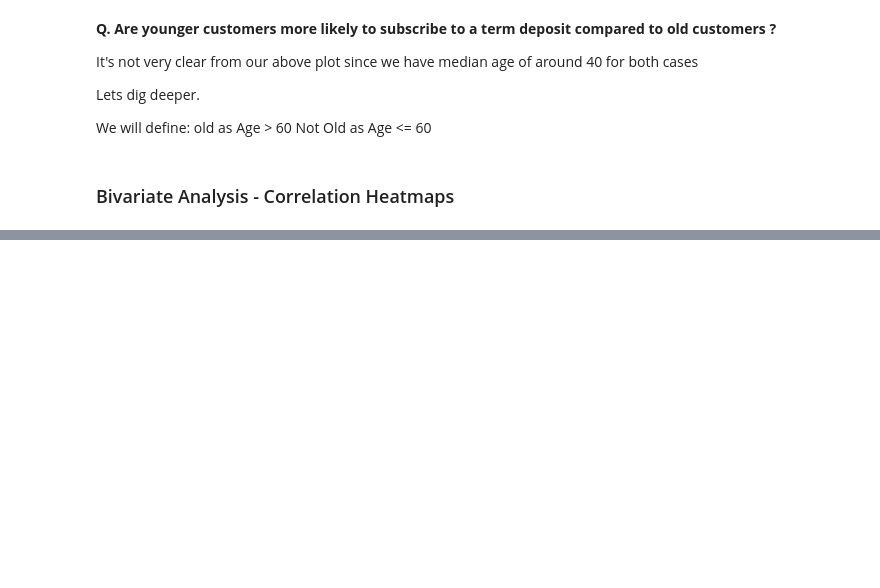
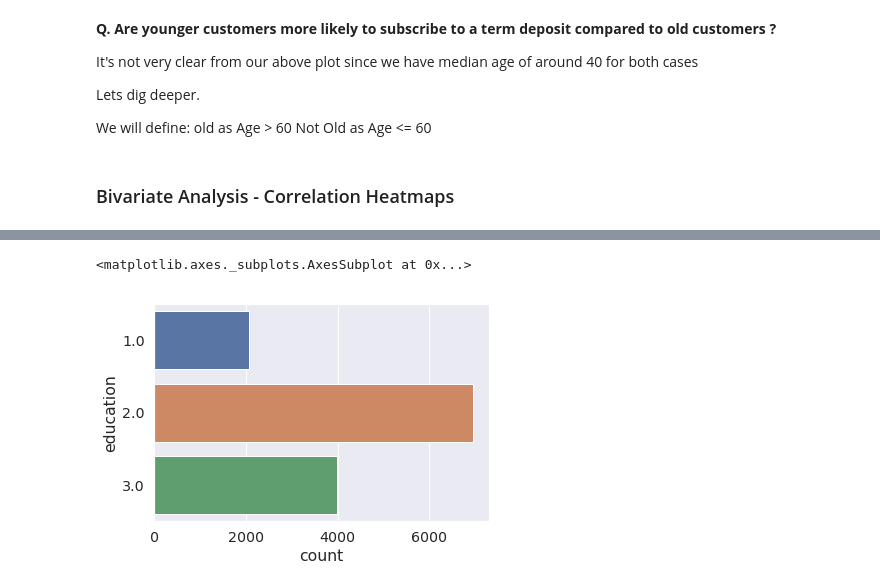
Before and after one commit to faisal-git/Intelligent_Target, a Jupyter notebook: Intelligent Targeting.ipynb, the cells around one changed output, grey strips where cells are left out. Cells and saved outputs as stored; diff of their text form; code cells hidden in the pictures; blank space fills up the shorter version.

```diff
--- a/Intelligent Targeting.ipynb
+++ b/Intelligent Targeting.ipynb
@@ -501,0 +592,5 @@ _ = sns.heatmap(train[numerical].corr(), annot=True)
+# %%
+sns.countplot(data=test,y='education')
+# %% [output]
+<matplotlib.axes._subplots.AxesSubplot at 0x...>
+[figure, added]
```
Also changed, not shown: parts of 56 cells of this notebook.
